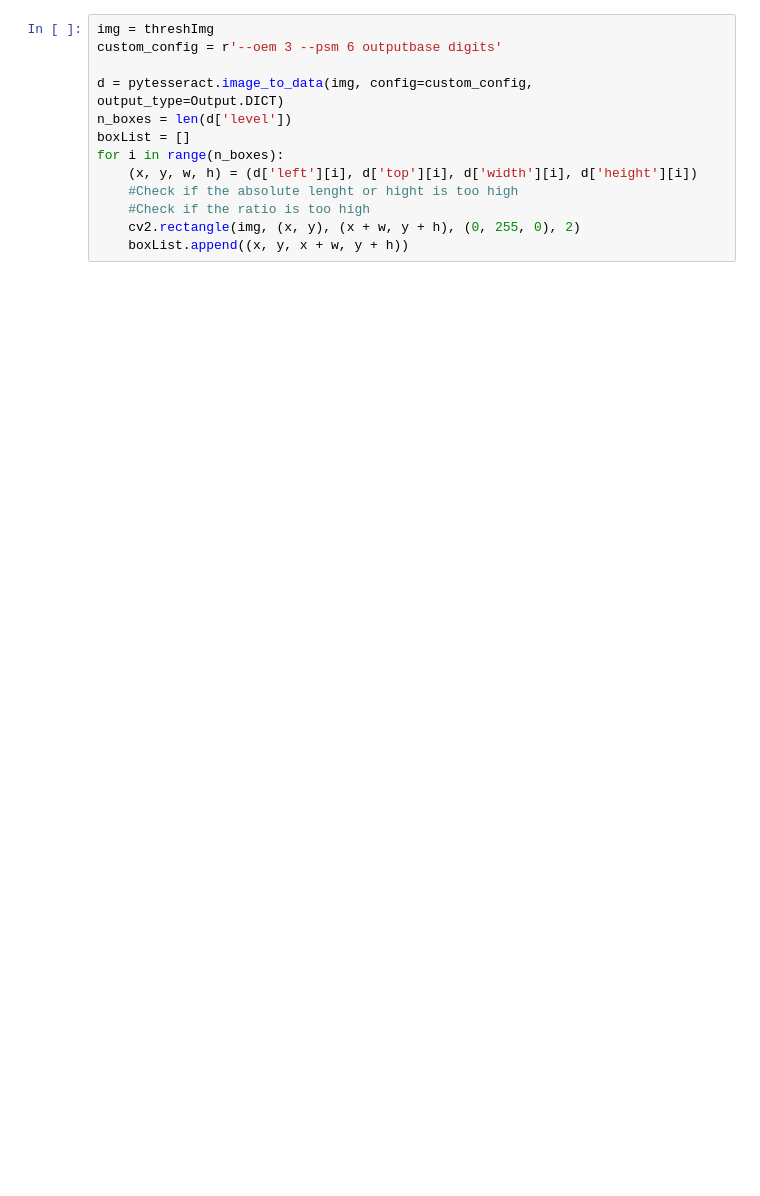
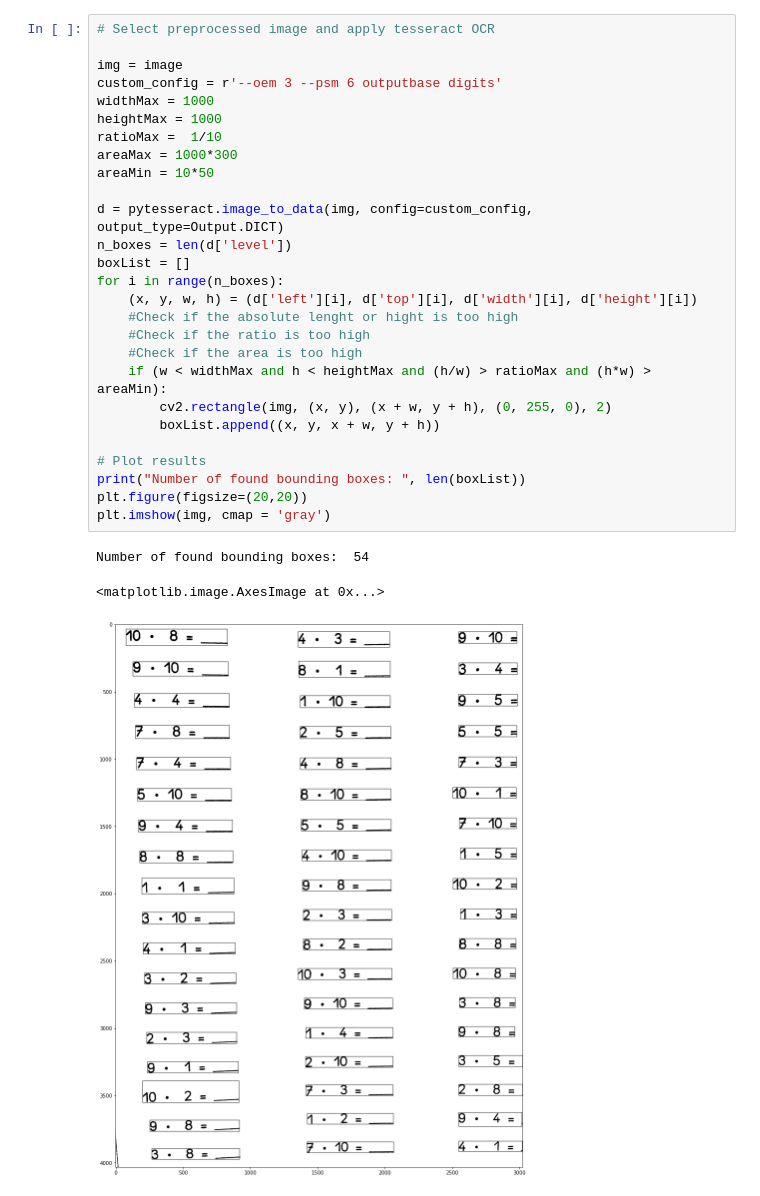
Before and after one commit to dschmoeller/iCheck, a Jupyter notebook: OCR tesseract.ipynb, the cells around one changed output. Saved outputs shown, nothing was run; the diff lists cells and outputs as text; blank space fills up the shorter version.

```diff
--- a/OCR tesseract.ipynb
+++ b/OCR tesseract.ipynb
@@ -83,13 +80,31 @@ plt.imshow(cannyImg, cmap='gray')
 # %%
-img = threshImg
+# Select preprocessed image and apply tesseract OCR
+
+img = image
 custom_config = r'--oem 3 --psm 6 outputbase digits'
+widthMax = 1000
+heightMax = 1000
+ratioMax =  1/10
+areaMax = 1000*300
+areaMin = 10*50
 
 d = pytesseract.image_to_data(img, config=custom_config, output_type=Output.DICT)
 n_boxes = len(d['level'])
 boxList = []
 for i in range(n_boxes):
     (x, y, w, h) = (d['left'][i], d['top'][i], d['width'][i], d['height'][i])
     #Check if the absolute lenght or hight is too high
     #Check if the ratio is too high
-    cv2.rectangle(img, (x, y), (x + w, y + h), (0, 255, 0), 2)
-    boxList.append((x, y, x + w, y + h))
+    #Check if the area is too high
+    if (w < widthMax and h < heightMax and (h/w) > ratioMax and (h*w) > areaMin):
+        cv2.rectangle(img, (x, y), (x + w, y + h), (0, 255, 0), 2)
+        boxList.append((x, y, x + w, y + h))
+
+# Plot results
+print("Number of found bounding boxes: ", len(boxList))
+plt.figure(figsize=(20,20))
+plt.imshow(img, cmap = 'gray')
+# %% [output]
+Number of found bounding boxes:  54
+<matplotlib.image.AxesImage at 0x...>
+[figure, added]
```
Also changed, not shown: parts of 9 cells of this notebook, 4 other files.
